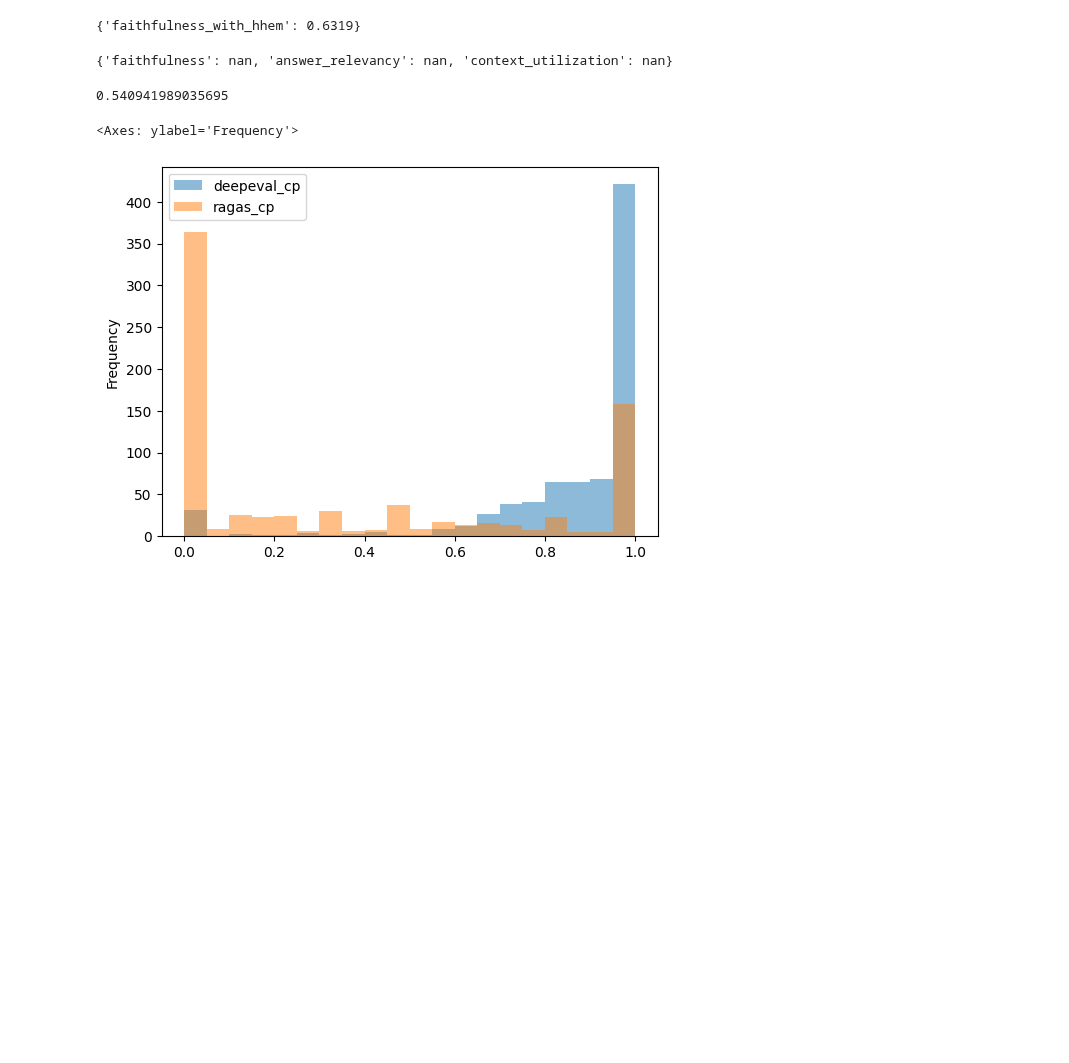
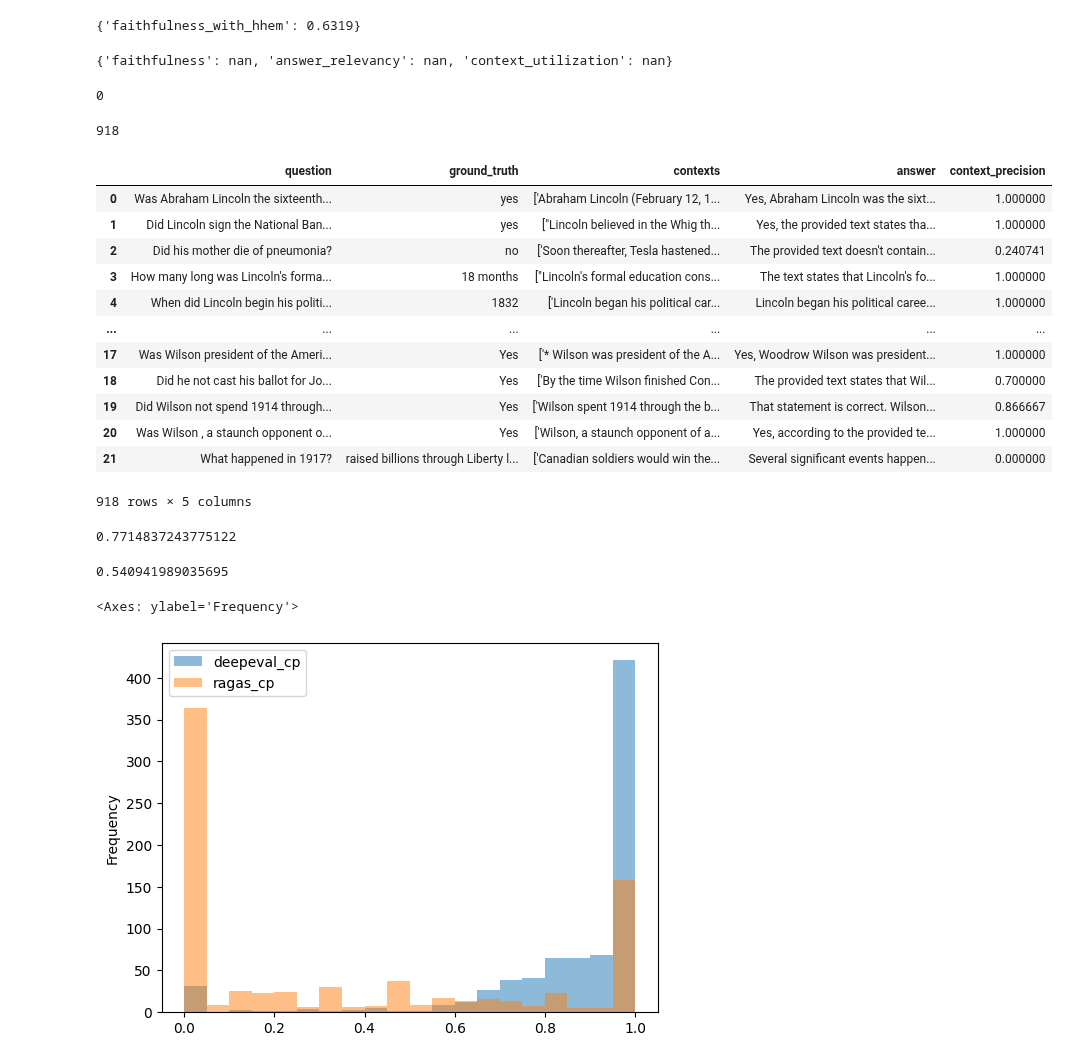
Before and after one commit to sr231/RAG-Evaluations, a Jupyter notebook: Gemini_RAGAS.ipynb, the cells around one changed output. Drawn from its saved outputs; the diff is of its cells as text; code cells hidden in the pictures; blank space fills up the shorter version.

```diff
--- a/Gemini_RAGAS.ipynb
+++ b/Gemini_RAGAS.ipynb
@@ -541,3 +569,46 @@ eval_qe2 = evaluate(
 eval_qe2
 # %% [output]
 {'faithfulness': nan, 'answer_relevancy': nan, 'context_utilization': nan}
+# %%
+# 1/21 combination of results from ragas run of 918 examples
+# Contextual Precision metric for wikipedia_chat dataset from huggingface
+# Will need to refine to just the first 903 examples, as the last 15 examples have now been labeled and separately used for ARES
+# (I had forgotten that ARES required labeled examples; hence I'm removing the last few results from the calculations for the metric in RAGAS accordingly)
+
+data1 = pd.read_csv("results/results_ragas_rag_mini_wiki_complete_chat_1_and134.csv", index_col=None)
+data2 = pd.read_csv("results/results_ragas_rag_mini_wiki_complete_chat_150_297.csv", index_col=None)
+data3 = pd.read_csv("results/results_ragas_rag_mini_wiki_complete_chat_297_447.csv", index_col=None)
+data4 = pd.read_csv("results/results_ragas_rag_mini_wiki_complete_chat_447.csv", index_col=None)
+data5 = pd.read_csv("results/results_ragas_rag_mini_wiki_complete_chat_448_597.csv", index_col=None)
+data6 = pd.read_csv("results/results_ragas_rag_mini_wiki_complete_chat_597_747.csv", index_col=None)
+data7 = pd.read_csv("results/results_ragas_rag_mini_wiki_complete_chat_747_895.csv", index_col=None)
+data8 = pd.read_csv("results/results_ragas_rag_mini_wiki_complete_chat_895.csv", index_col=None)
+data9 = pd.read_csv("results/results_ragas_rag_mini_wiki_complete_chat_896_918.csv", index_col=None)
+# %%
+data9['context_precision'].isnull().sum()
+# %% [output]
+0
+# %%
+# adding length of all csv to ensure = full 918 dataset
+150+147+150+1+149+150+148+1+22
+# %% [output]
+918
+# %%
+# combine all results
+allresults = pd.concat([data1, data2, data3, data4, data5, data6, data7, data8, data9])
+# %%
+allresults
+# %% [output]
+|  | question | ground_truth | contexts | answer | context_precision |
+| 0 | Was Abraham Lincoln the sixteenth... | yes | ['Abraham Lincoln (February 12, 1... | Yes, Abraham Lincoln was the sixt... | 1.000000 |
+| 1 | Did Lincoln sign the National Ban... | yes | ["Lincoln believed in the Whig th... | Yes, the provided text states tha... | 1.000000 |
+| 2 | Did his mother die of pneumonia? | no | ['Soon thereafter, Tesla hastened... | The provided text doesn't contain... | 0.240741 |
+| 3 | How many long was Lincoln's forma... | 18 months | ["Lincoln's formal education cons... | The text states that Lincoln's fo... | 1.000000 |
+| 4 | When did Lincoln begin his politi... | 1832 | ['Lincoln began his political car... | Lincoln began his political caree... | 1.000000 |
+| ... | ... | ... | ... | ... | ... |
+| 17 | Was Wilson president of the Ameri... | Yes | ['* Wilson was president of the A... | Yes, Woodrow Wilson was president... | 1.000000 |
+| 18 | Did he not cast his ballot for Jo... | Yes | ['By the time Wilson finished Con... | The provided text states that Wil... | 0.700000 |
+| 19 | Did Wilson not spend 1914 through... | Yes | ['Wilson spent 1914 through the b... | That statement is correct. Wilson... | 0.866667 |
+| 20 | Was Wilson , a staunch opponent o... | Yes | ['Wilson, a staunch opponent of a... | Yes, according to the provided te... | 1.000000 |
+| 21 | What happened in 1917? | raised billions through Liberty l... | ['Canadian soldiers would win the... | Several significant events happen... | 0.000000 |
+918 rows × 5 columns
@@ -544,3 +621,8 @@ eval_qe2
+# %%
+# Average Contextual Precision score for 903 examples
+results903['context_precision'].mean()
+# %% [output]
+0.7714837243775122
 # %%
 # 12/11 comparison of results from deepeval and ragas
 # This was using a dataset synthetically generated by deepeval
```
Also changed, not shown: parts of 11 cells of this notebook, 1 other file.
